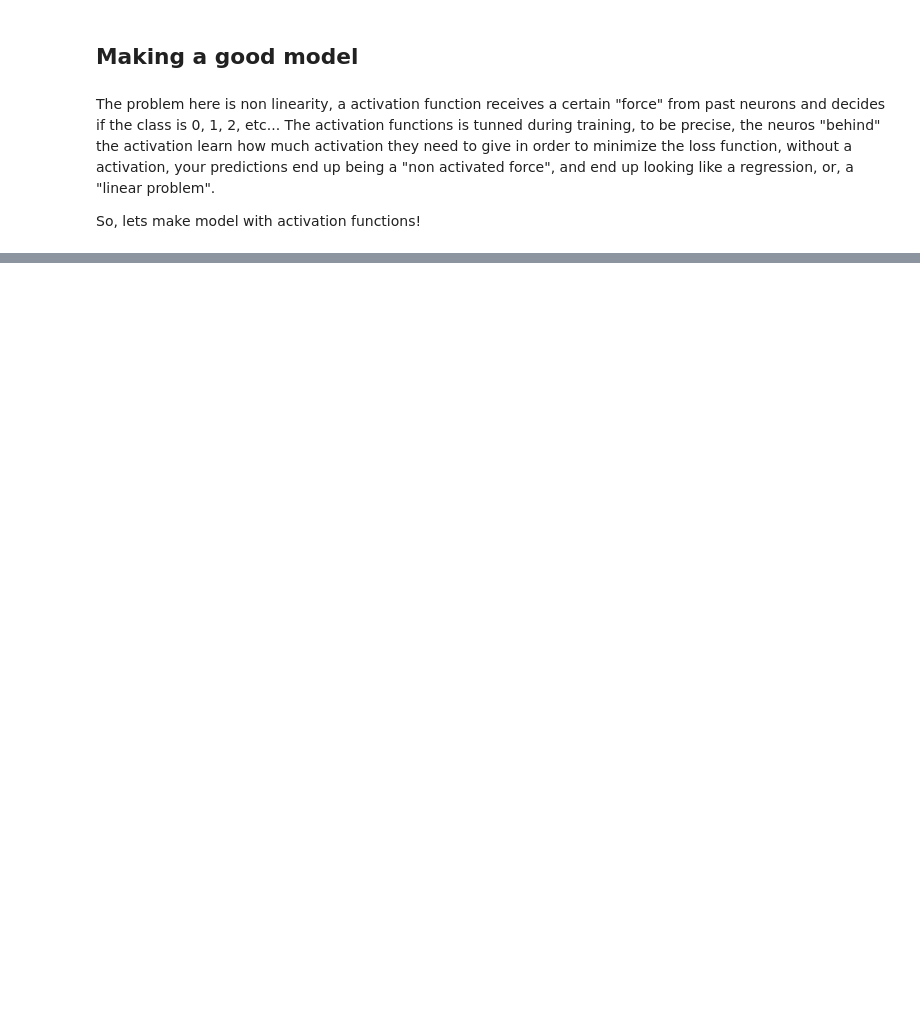
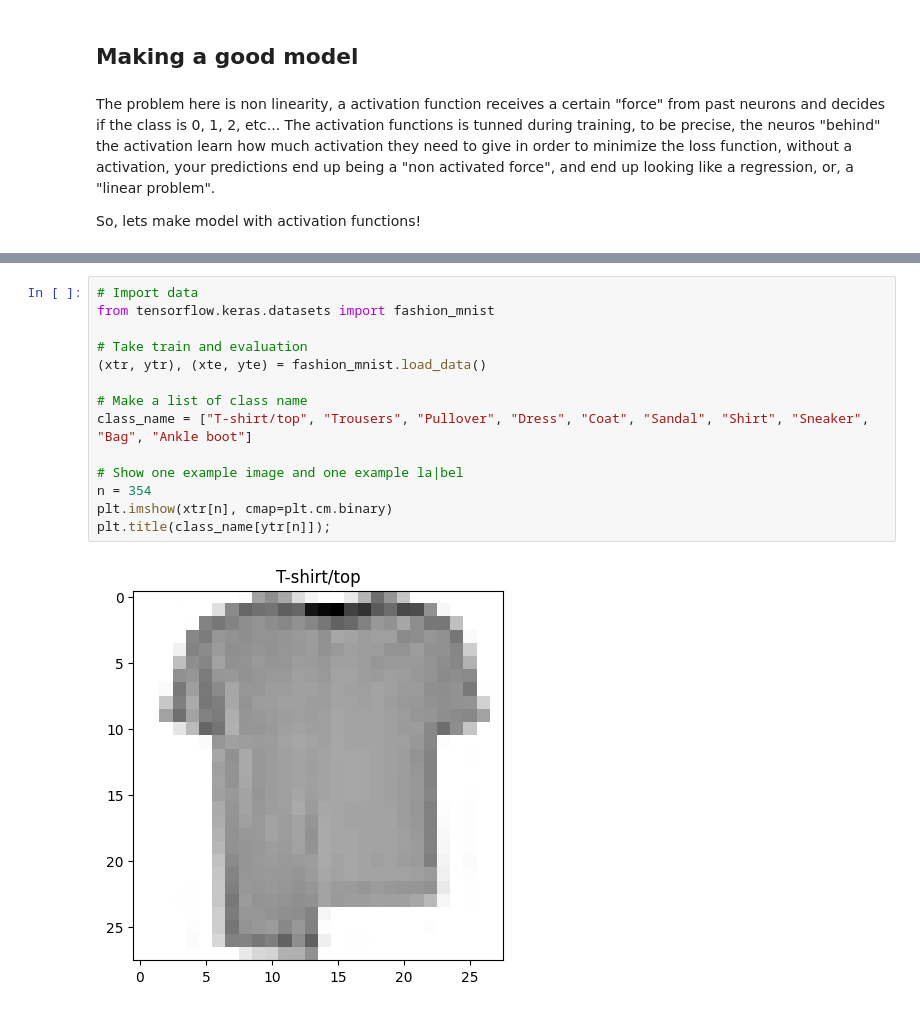
Before and after one commit to PedroCtba/tensorflow-certification-course, a Jupyter notebook: notebooks/02_Classification.ipynb, the cells around one changed output, grey strips where cells are left out. Saved outputs shown, nothing was run; the diff lists cells and outputs as text; blank space fills up the shorter version.

```diff
--- a/notebooks/02_Classification.ipynb
+++ b/notebooks/02_Classification.ipynb
@@ -374,0 +234,16 @@ plt.plot(d);
+# %%
+# Import data
+from tensorflow.keras.datasets import fashion_mnist
+
+# Take train and evaluation
+(xtr, ytr), (xte, yte) = fashion_mnist.load_data()
+
+# Make a list of class name
+class_name = ["T-shirt/top", "Trousers", "Pullover", "Dress", "Coat", "Sandal", "Shirt", "Sneaker", "Bag", "Ankle boot"]
+
+# Show one example image and one example la|bel
+n = 354
+plt.imshow(xtr[n], cmap=plt.cm.binary)
+plt.title(class_name[ytr[n]]);
+# %% [output]
+[figure, added]
```
Also changed, not shown: parts of 84 cells of this notebook.
